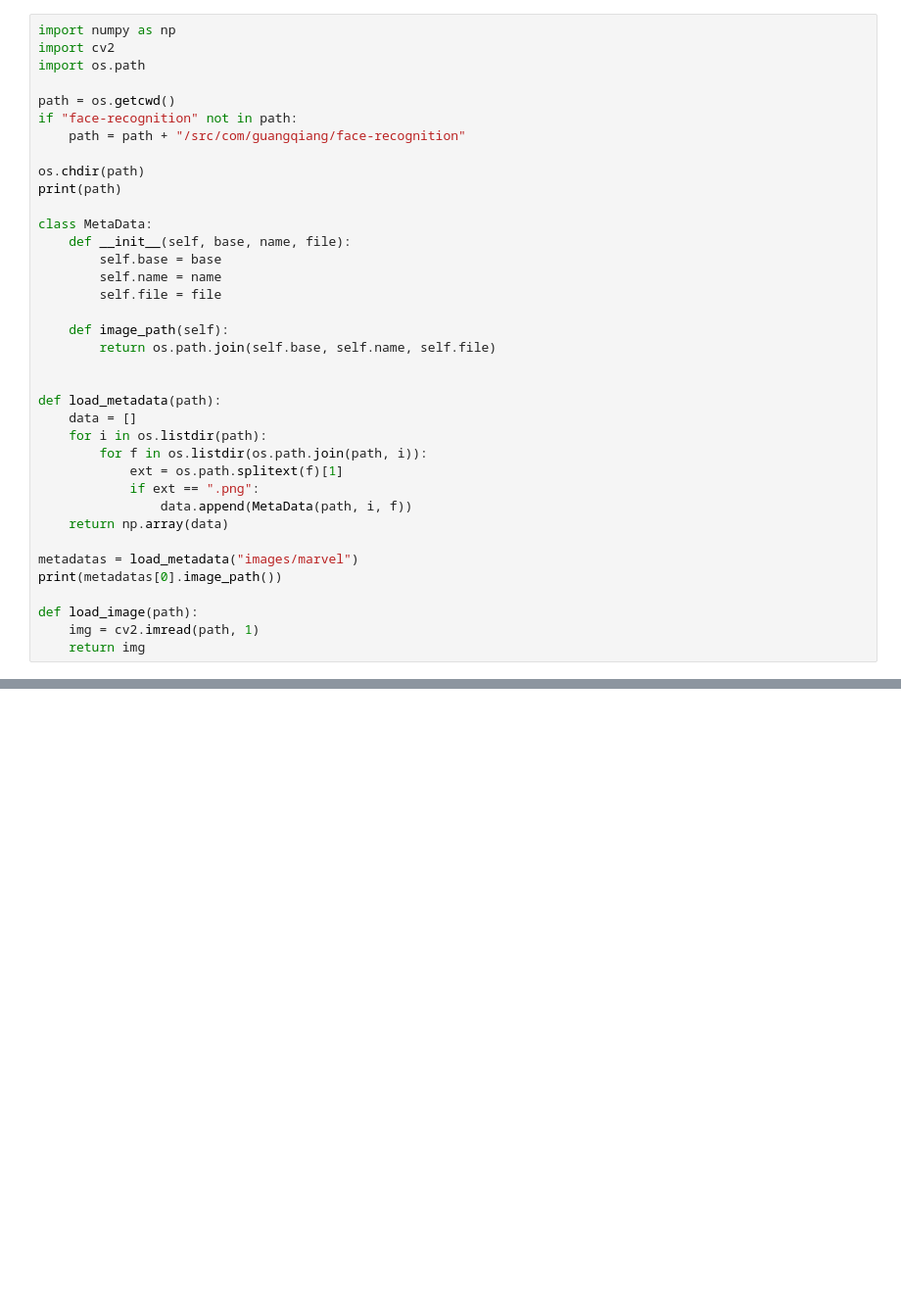
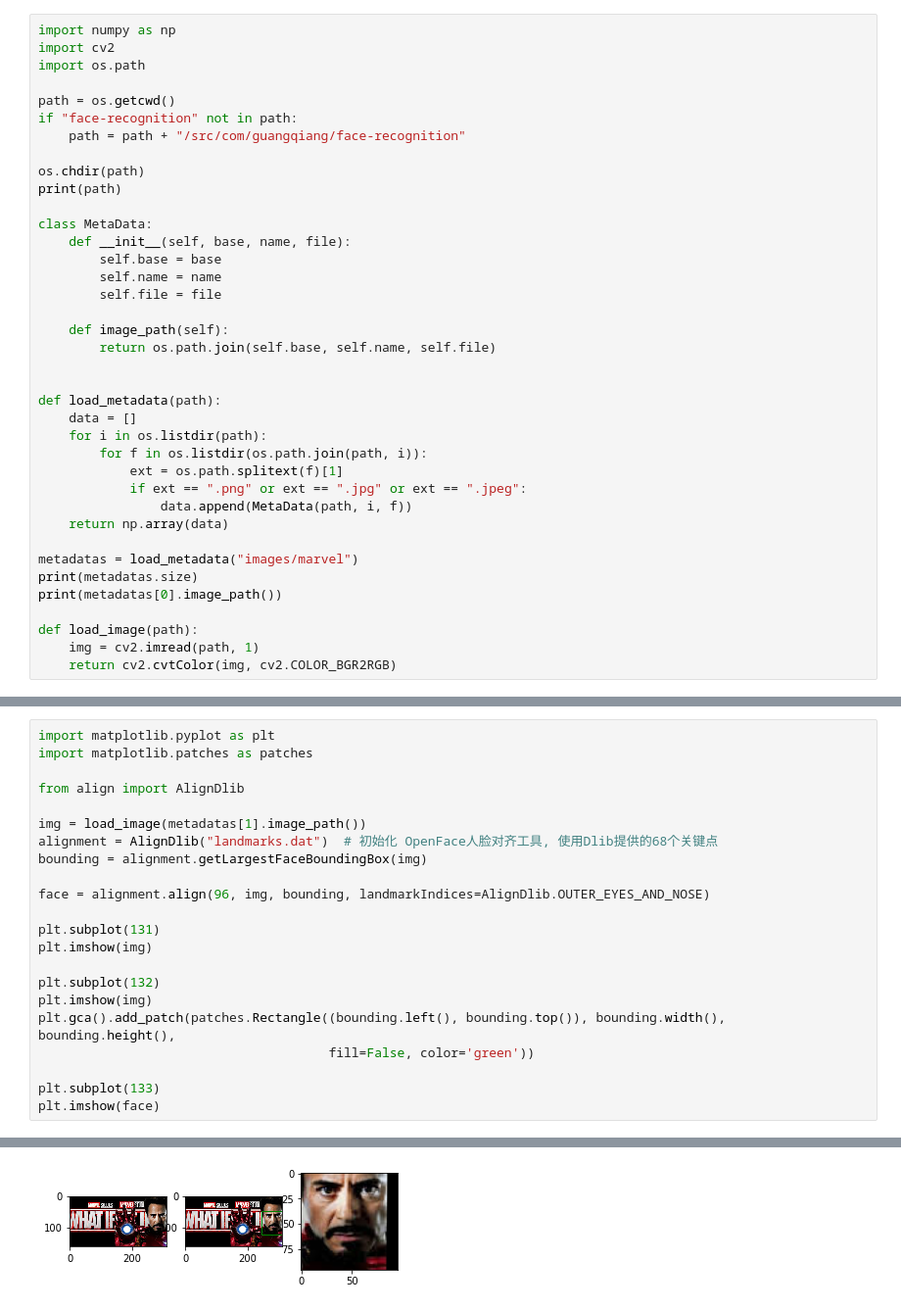
Before and after one commit to liuguangqiang/TensorFlowStudying, a Jupyter notebook: src/com/guangqiang/face-recognition/face-recognition.ipynb, the cells around one changed output, grey strips where cells are left out. Shown: that part at 98% size. Saved outputs shown, nothing was run; the diff lists cells and outputs as text; blank space fills up the shorter version.

```diff
--- a/src/com/guangqiang/face-recognition/face-recognition.ipynb
+++ b/src/com/guangqiang/face-recognition/face-recognition.ipynb
@@ -25,15 +25,16 @@ def load_metadata(path):
     for i in os.listdir(path):
         for f in os.listdir(os.path.join(path, i)):
             ext = os.path.splitext(f)[1]
-            if ext == ".png":
+            if ext == ".png" or ext == ".jpg" or ext == ".jpeg":
                 data.append(MetaData(path, i, f))
     return np.array(data)
 
 metadatas = load_metadata("images/marvel")
+print(metadatas.size)
 print(metadatas[0].image_path())
 
 def load_image(path):
     img = cv2.imread(path, 1)
-    return img
+    return cv2.cvtColor(img, cv2.COLOR_BGR2RGB)
 # %% [output]
 /Users/eric/Coding/Workspaces/Python/TensorFlowStudying/src/com/guangqiang/face-recognition
@@ -46,0 +43,23 @@ img = load_image(metadatas[0].image_path())
+# %%
+import matplotlib.pyplot as plt
+import matplotlib.patches as patches
+
+from align import AlignDlib
+
+img = load_image(metadatas[1].image_path())
+alignment = AlignDlib("landmarks.dat")  # 初始化 OpenFace人脸对齐工具, 使用Dlib提供的68个关键点
+bounding = alignment.getLargestFaceBoundingBox(img)
+
+face = alignment.align(96, img, bounding, landmarkIndices=AlignDlib.OUTER_EYES_AND_NOSE)
+
+plt.subplot(131)
+plt.imshow(img)
+
+plt.subplot(132)
+plt.imshow(img)
+plt.gca().add_patch(patches.Rectangle((bounding.left(), bounding.top()), bounding.width(), bounding.height(),
+                                      fill=False, color='green'))
+
+plt.subplot(133)
+plt.imshow(face)
+# %% [output]
@@ -46,0 +67 @@ img = load_image(metadatas[0].image_path())
+[figure, added]
```
Also changed, not shown: parts of 3 cells of this notebook, 7 other files.
